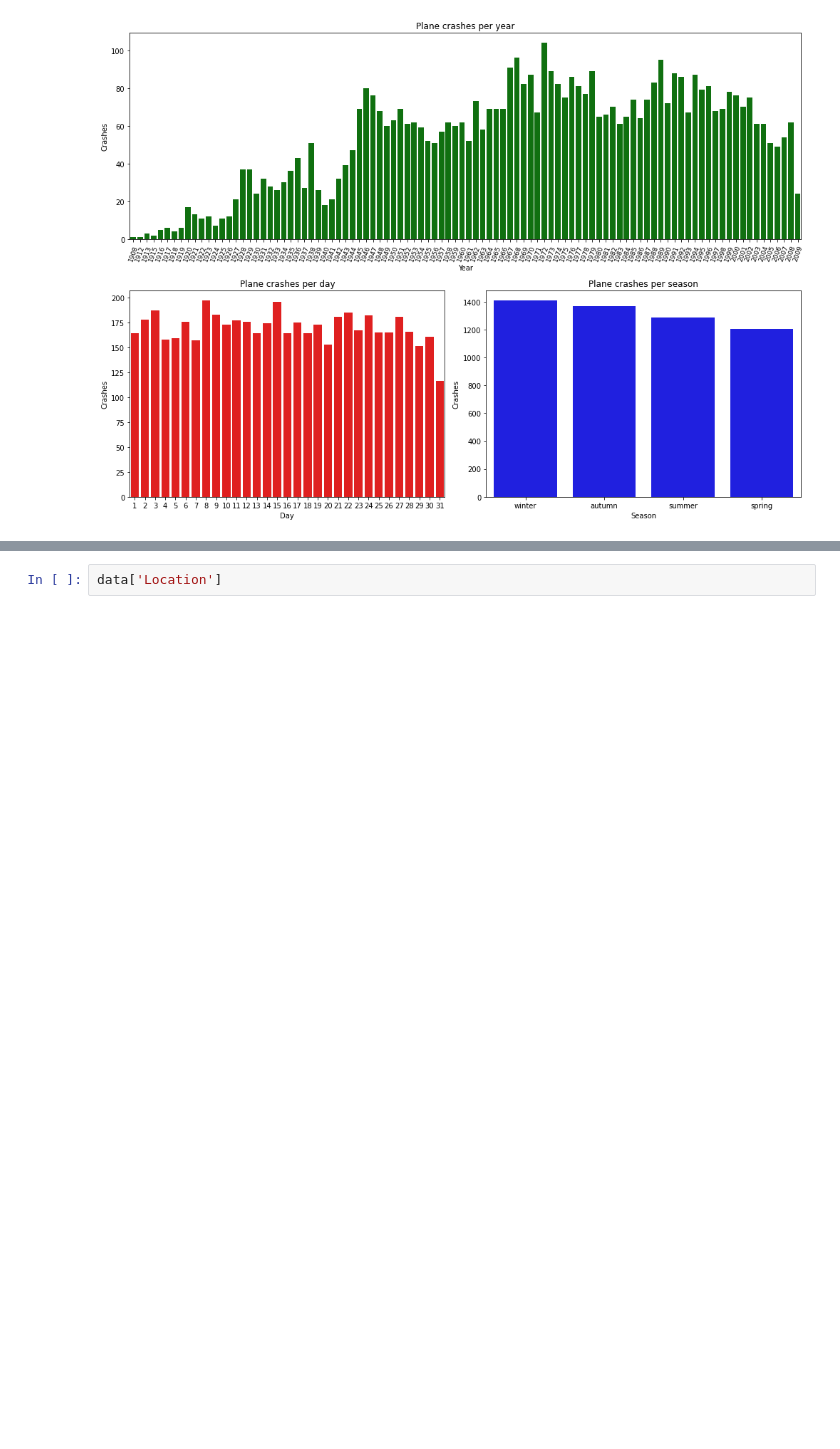
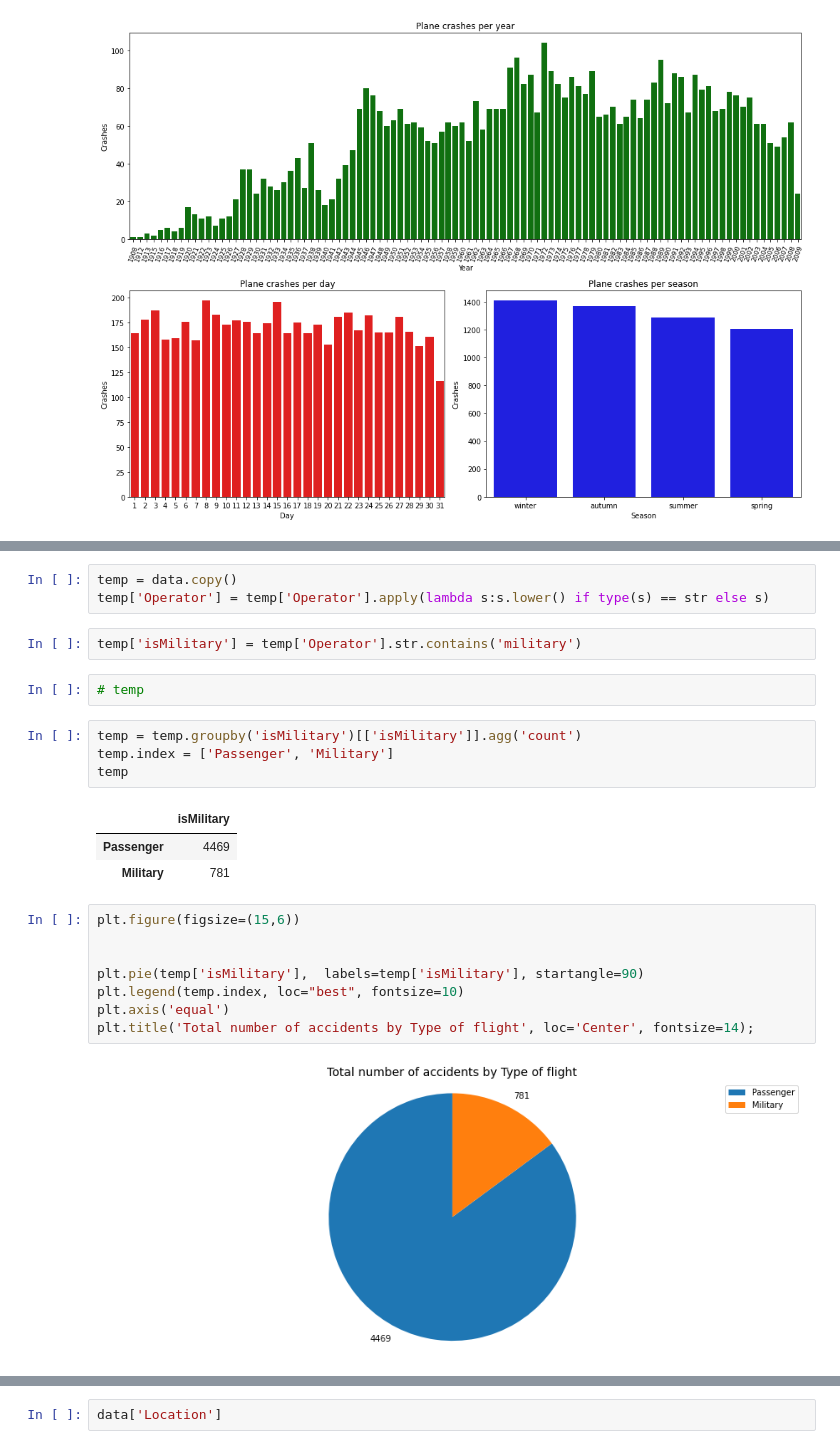
Before and after one commit to danch22/airplane_crash, a Jupyter notebook: airplane_crash.ipynb, the cells around one changed output, grey strips where cells are left out. Saved outputs shown, nothing was run; the diff lists cells and outputs as text; blank space fills up the shorter version.

```diff
--- a/airplane_crash.ipynb
+++ b/airplane_crash.ipynb
@@ -268,0 +284,25 @@ plt.tight_layout()
+# %%
+temp = data.copy()
+temp['Operator'] = temp['Operator'].apply(lambda s:s.lower() if type(s) == str else s)
+# %%
+temp['isMilitary'] = temp['Operator'].str.contains('military')
+# %%
+# temp
+# %%
+temp = temp.groupby('isMilitary')[['isMilitary']].agg('count')
+temp.index = ['Passenger', 'Military']
+temp
+# %% [output]
+|  | isMilitary |
+| Passenger | 4469 |
+| Military | 781 |
+# %%
+plt.figure(figsize=(15,6))
+
+
+plt.pie(temp['isMilitary'],  labels=temp['isMilitary'], startangle=90)
+plt.legend(temp.index, loc="best", fontsize=10)
+plt.axis('equal')
+plt.title('Total number of accidents by Type of flight', loc='Center', fontsize=14);
+# %% [output]
+[figure, added]
```
Also changed, not shown: parts of 16 cells of this notebook, 1 other file.
